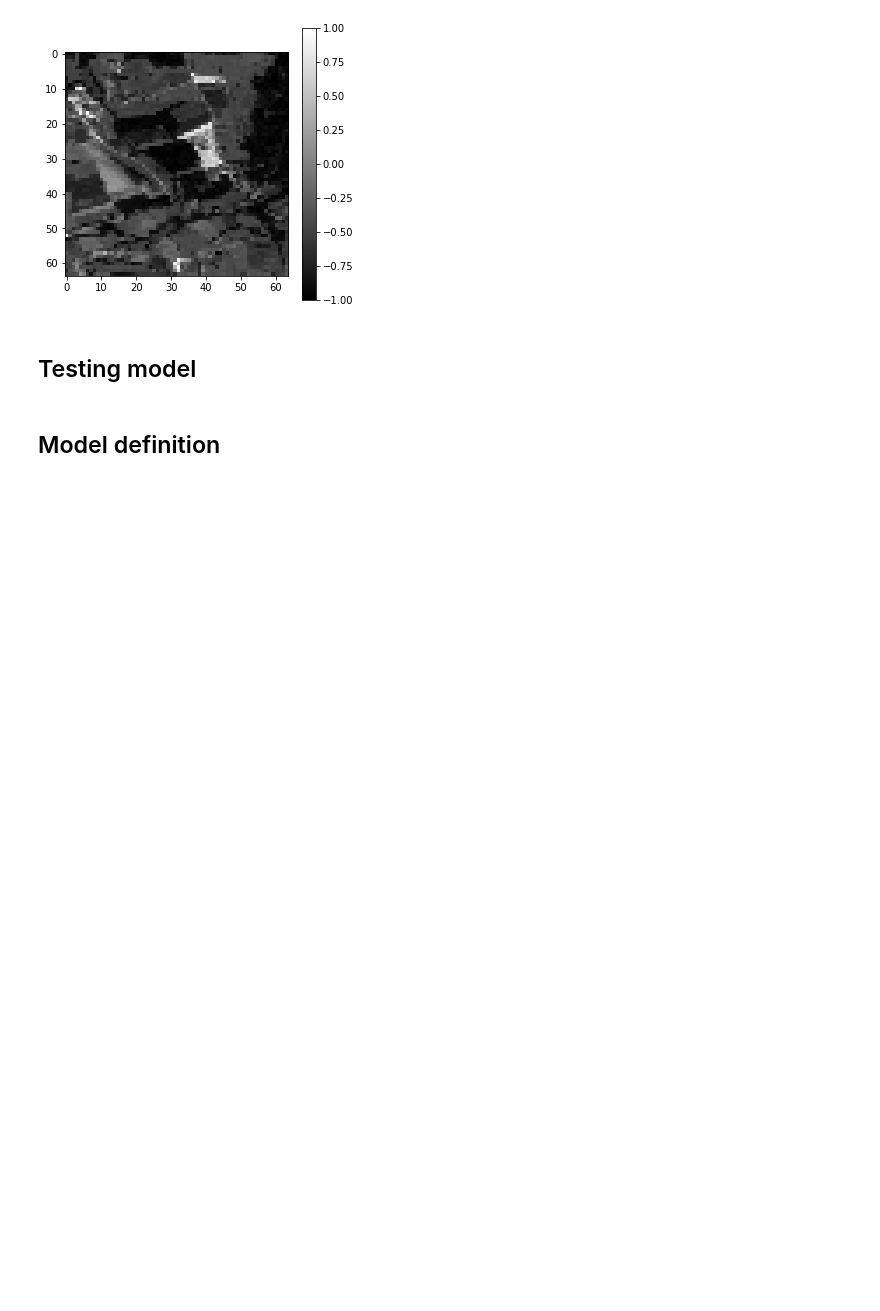
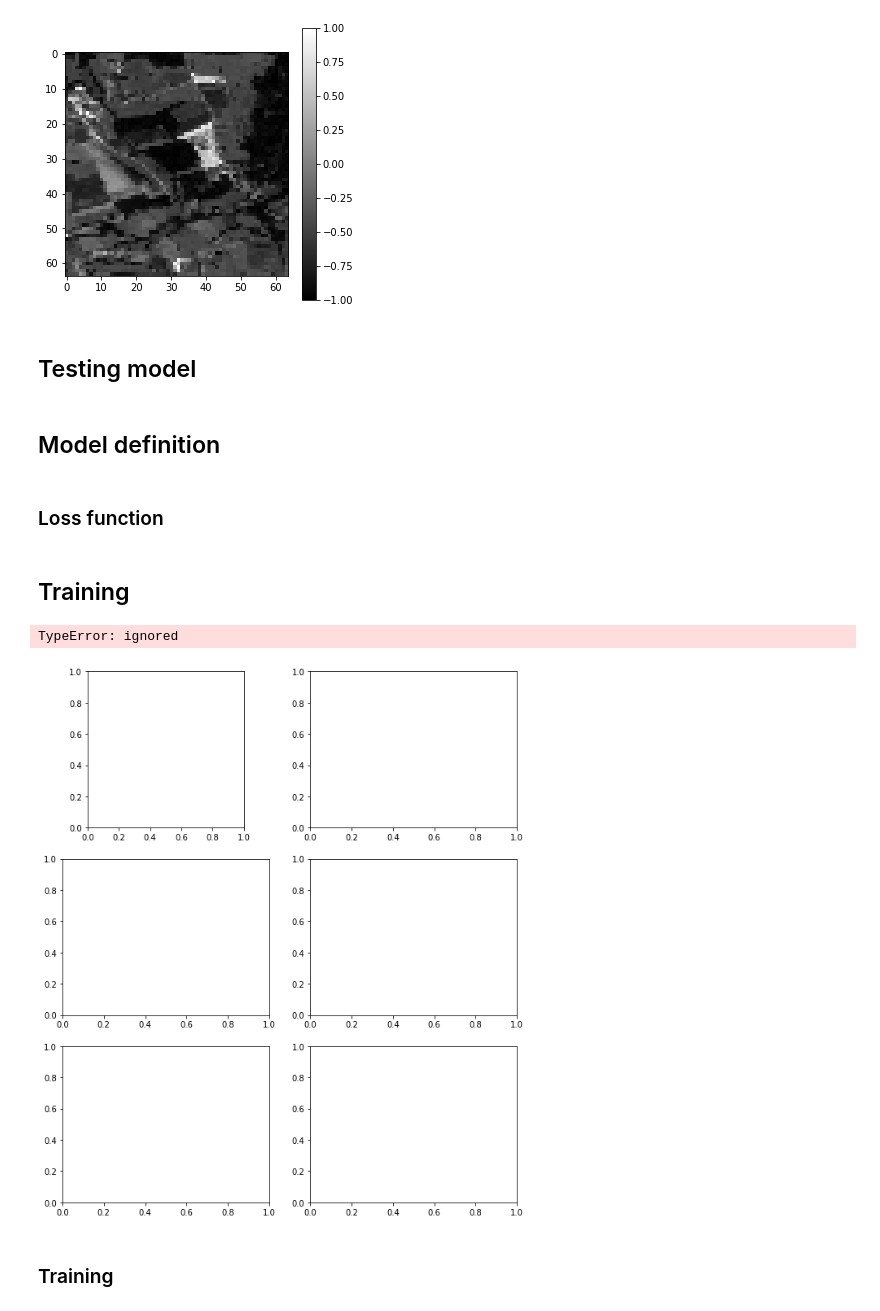
Before and after one commit to manuel-suarez/denoising-tests, a Jupyter notebook: SAR_Image_Despeckling_Using_a_Convolutional_Neural.ipynb, the cells around one changed output. Cells and saved outputs as stored; diff of their text form; code cells hidden in the pictures; blank space fills up the shorter version.

Commit message:
Model training

```diff
--- a/SAR_Image_Despeckling_Using_a_Convolutional_Neural.ipynb
+++ b/SAR_Image_Despeckling_Using_a_Convolutional_Neural.ipynb
@@ -132,0 +134,2 @@ def create_model(input_shape=(256,256,1)):
+# %% [markdown]
+### Loss function
@@ -132,0 +144,2 @@ def create_model(input_shape=(256,256,1)):
+# %% [markdown]
+## Training
@@ -132,0 +158,7 @@ def create_model(input_shape=(256,256,1)):
+# %%
+test_model(train_generator)
+# %% [output]
+TypeError: ignored
+[figure, added]
+# %% [markdown]
+### Training
```
Also changed, not shown: parts of 5 cells of this notebook.
